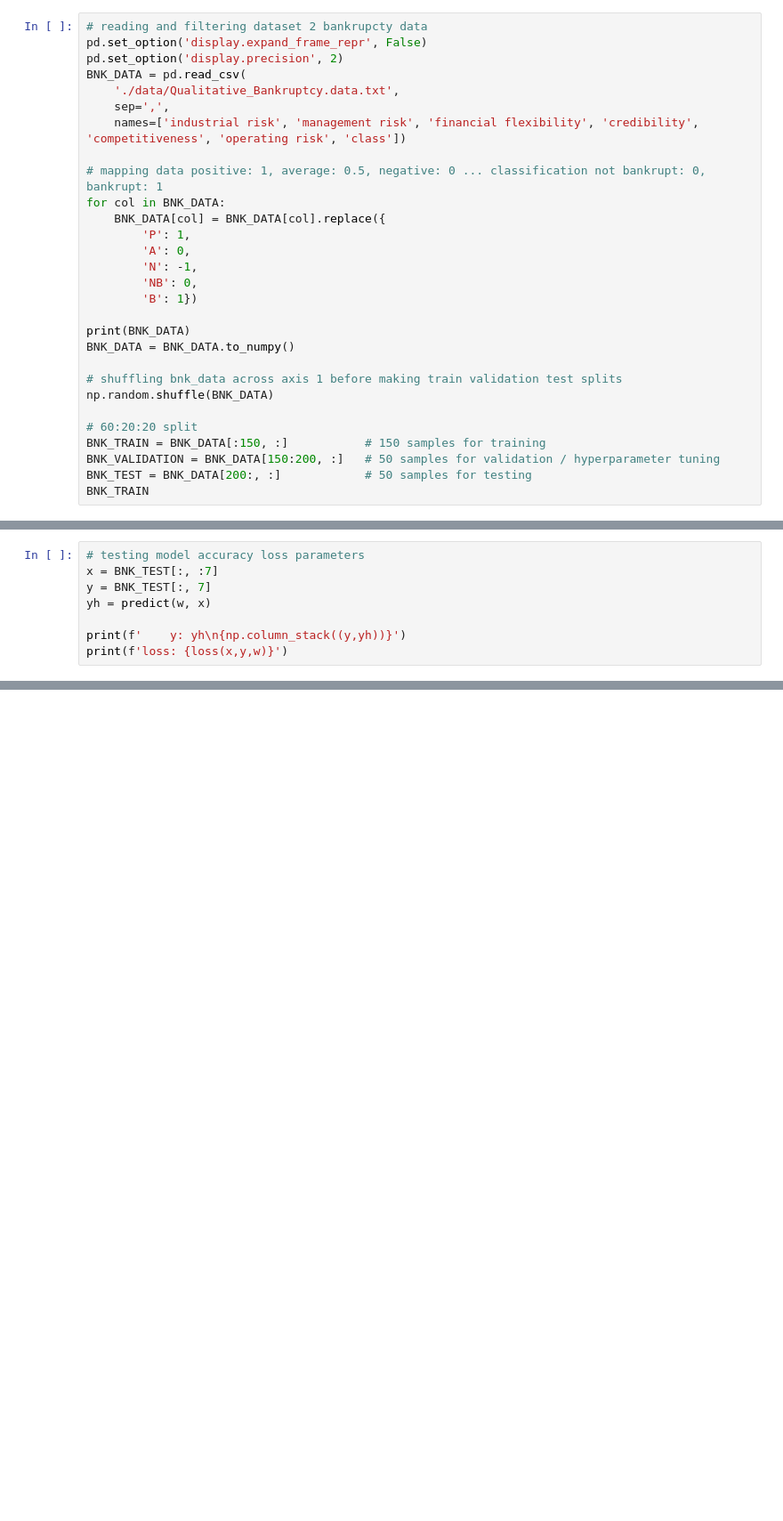
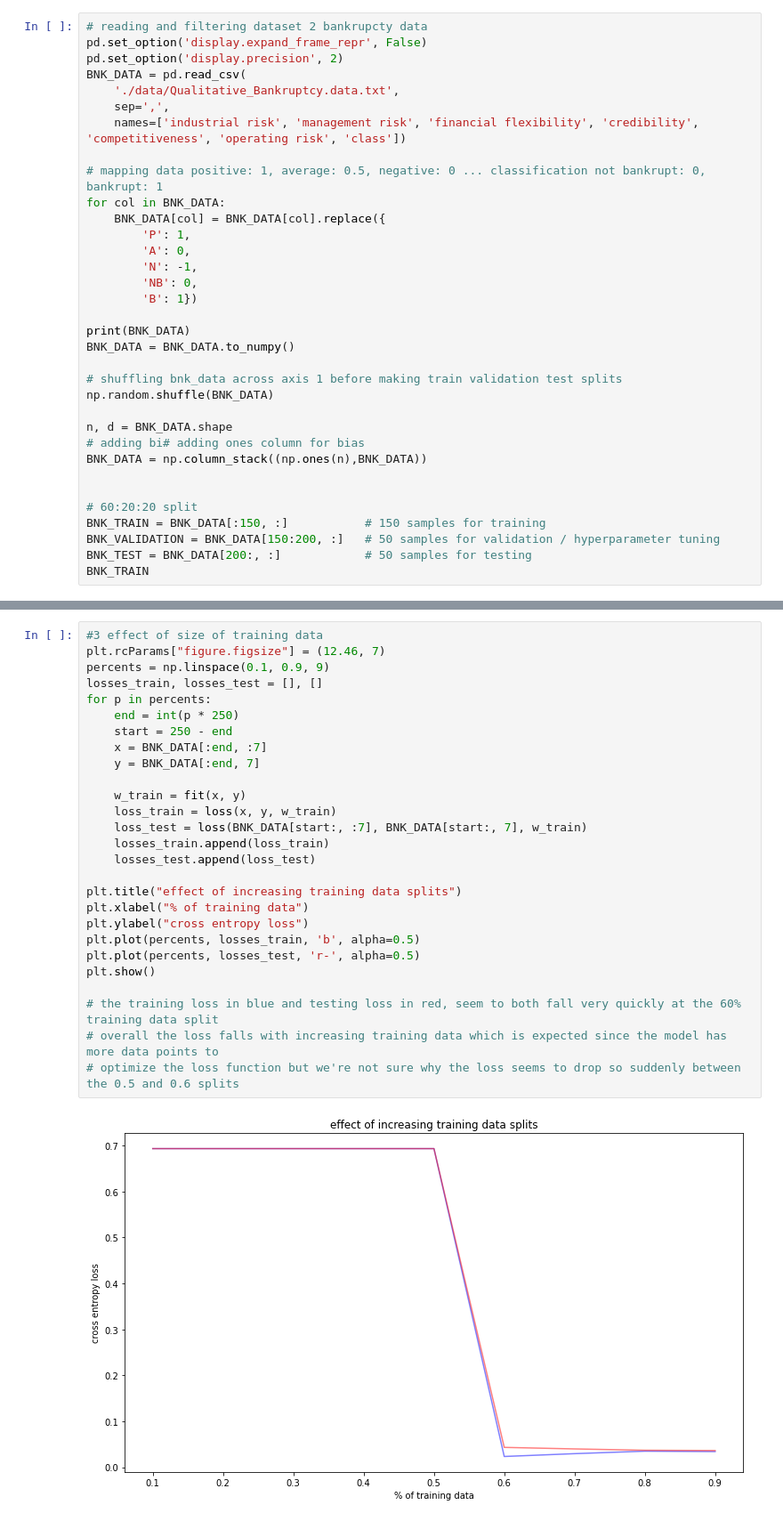
Before and after one commit to hashirkz/comp551-notebooks, a Jupyter notebook: mini_notebooks/mini1.ipynb, the cells around one changed output, grey strips where cells are left out. Shown at 89% size. Drawn from its saved outputs; the diff is of its cells as text; blank space fills up the shorter version.

```diff
--- a/mini_notebooks/mini1.ipynb
+++ b/mini_notebooks/mini1.ipynb
@@ -56,6 +56,11 @@ BNK_DATA = BNK_DATA.to_numpy()
 # shuffling bnk_data across axis 1 before making train validation test splits
 np.random.shuffle(BNK_DATA)
 
+n, d = BNK_DATA.shape
+# adding bi# adding ones column for bias
+BNK_DATA = np.column_stack((np.ones(n),BNK_DATA))
+
+
 # 60:20:20 split
 BNK_TRAIN = BNK_DATA[:150, :]           # 150 samples for training
 BNK_VALIDATION = BNK_DATA[150:200, :]   # 50 samples for validation / hyperparameter tuning
@@ -156,10 +150,2 @@ y = BNK_TRAIN[:, 7]
 
 w = fit(x, y)
-# %%
-# testing model accuracy loss parameters
-x = BNK_TEST[:, :7]
-y = BNK_TEST[:, 7]
-yh = predict(w, x)
-
-print(f'    y: yh\n{np.column_stack((y,yh))}')
-print(f'loss: {loss(x,y,w)}')
@@ -183,0 +198,29 @@ loss: 0.6390579237794497
+# %%
+#3 effect of size of training data
+plt.rcParams["figure.figsize"] = (12.46, 7)
+percents = np.linspace(0.1, 0.9, 9)
+losses_train, losses_test = [], []
+for p in percents:
+    end = int(p * 250)
+    start = 250 - end
+    x = BNK_DATA[:end, :7]
+    y = BNK_DATA[:end, 7]
+
+    w_train = fit(x, y)
+    loss_train = loss(x, y, w_train)
+    loss_test = loss(BNK_DATA[start:, :7], BNK_DATA[start:, 7], w_train)
+    losses_train.append(loss_train)
+    losses_test.append(loss_test)
+
+plt.title("effect of increasing training data splits")
+plt.xlabel("% of training data")
+plt.ylabel("cross entropy loss")
+plt.plot(percents, losses_train, 'b', alpha=0.5)
+plt.plot(percents, losses_test, 'r-', alpha=0.5)
+plt.show()
+
+# the training loss in blue and testing loss in red, seem to both fall very quickly at the 60% training data split
+# overall the loss falls with increasing training data which is expected since the model has more data points to
+# optimize the loss function but we're not sure why the loss seems to drop so suddenly between the 0.5 and 0.6 splits
+# %% [output]
+[figure, added]
```
Also changed, not shown: parts of 9 cells of this notebook.
